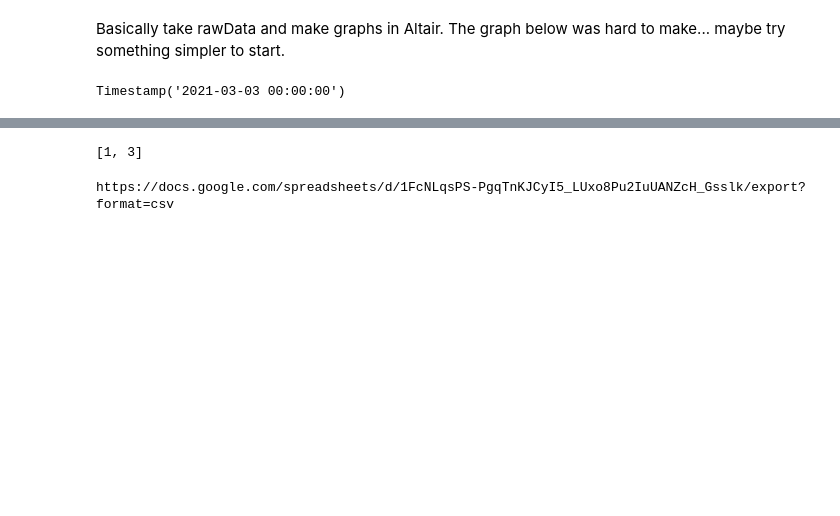
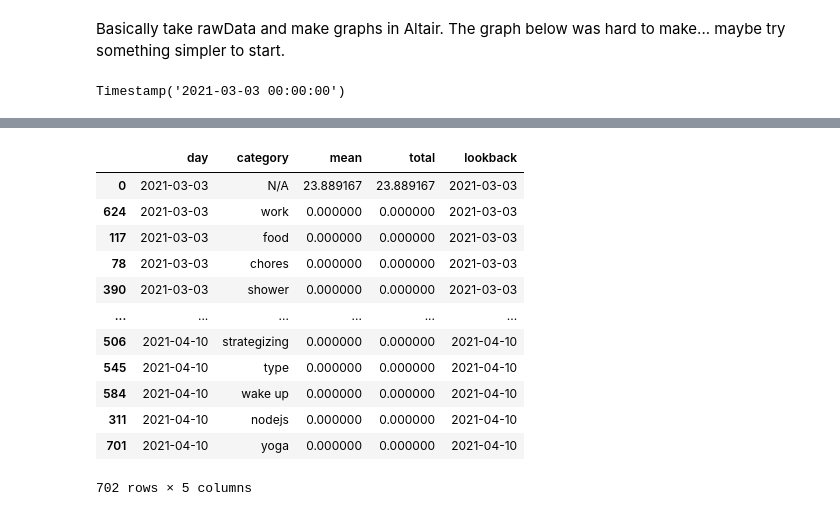
Before and after one commit to MatthewCaseres/productivity-dashboard, a Jupyter notebook: graphs.ipynb, the cells around one changed output, grey strips where cells are left out. Cells and saved outputs as stored; diff of their text form; code cells hidden in the pictures; blank space fills up the shorter version.

```diff
--- a/graphs.ipynb
+++ b/graphs.ipynb
@@ -40,11 +40,12 @@ Timestamp('2021-03-03 00:00:00')
 
 # Insert NA between things
 fillAfter = rawData.loc[rawData['start'].shift(-1) != rawData['end'], 'end']
-NAsDict = {'activity': ["N/A"]*len(fillAfter), "start": fillAfter, "end": [None]*len(fillAfter)}
+NAsDict = {'category': ["N/A"]*len(fillAfter), 'activity': ["N/A"]*len(fillAfter), "start": fillAfter, "end": [None]*len(fillAfter)}
 NAs = pd.DataFrame(NAsDict)[:-1]
 
 # These are for the beginning and end
 beginningEndDict = {
+    'category': ["N/A"]*2,
     'activity': ["N/A"]*2,
     "start": [min(rawData['start']).floor('D'), max(rawData['end'])],
     "end": [min(rawData['start']), max(rawData['end']).ceil('D')]
@@ -62,6 +63,7 @@ all = all.sort_values('start')
 # Fill NA for added rows with correct values
 all['end'] = all['end'].fillna(all['start'].shift(-1))
 all['activity'] = all['activity'].fillna(method='ffill')
+all['category'] = all['category'].fillna(method='ffill')
 # For days crossing over, truncate at midnight
 all.loc[all['start'].dt.day != all['end'].dt.day, 'end'] = all['start'].dt.ceil('D')
 all.loc[all['start'] == all['end'], 'end'] = all['start'].shift(-1)
@@ -127,19 +129,47 @@ alt.Chart(tidy_rolling_avgs).mark_bar().encode(
 ).transform_filter(alt.FieldOneOfPredicate(field='activity', oneOf=INCLUDED))
 # %% [output]
 [interactive output not drawn]
-# %%
-tidy_rolling_avgs.activity.unique().tolist()
-list(filter(lambda n : n != 2, [1,2,3]))
-# %% [output]
-[1, 3]
-# %%
-def loadData(DATA_URL):
-    csvFromSheet = '/'.join(DATA_URL.split('/')[:-1] + ['export?format=csv'])
-    # print(csvFromSheet)
-    # df = pd.read_csv(csvFromSheet, sep='delimiter', header=None)
-    # return df
-    # rawData = df[df['start'] != df['end']].sort_values('start')
-    # return rawData
-loadData("https://docs.google.com/spreadsheets/d/1FcNLqsPS-PgqTnKJCyI5_LUxo8Pu2IuUANZcH_Gsslk/edit#gid=0")
-# %% [output]
-https://docs.google.com/spreadsheets/d/1FcNLqsPS-PgqTnKJCyI5_LUxo8Pu2IuUANZcH_Gsslk/export?format=csv
+# %%
+
+
+def getRollingAvgs(ACTIVITY_OR_CATEGORY, allData, low, high, WINDOW_SIZE):
+    # allData = allData.iloc[:, 1:4]
+    allData = allData.loc[:, [ACTIVITY_OR_CATEGORY, 'start', 'end']]
+    allData['s_trunc'] = allData['start'].dt.floor(
+        'D') + datetime.timedelta(hours=low)
+    allData['e_trunc'] = allData['start'].dt.floor(
+        'D') + datetime.timedelta(hours=high)
+    allData['log'] = (allData[['end', 'e_trunc']].min(
+        axis=1)-allData[['start', 's_trunc']].max(axis=1)).dt.total_seconds()
+    allData['log'] = np.where(allData['log'] < 0, 0, allData['log'])/3600
+    allData['day'] = allData['start'].dt.floor('D')
+    all_pivot = pd.pivot_table(allData, values='log', index='day', columns=[
+                               ACTIVITY_OR_CATEGORY], aggfunc=np.sum, fill_value=0)
+    rolling_avgs = all_pivot.rolling(WINDOW_SIZE, min_periods=1).mean()
+    rolling_sums = all_pivot.rolling(WINDOW_SIZE).sum()
+    tidy_rolling_avgs = rolling_avgs.reset_index().melt(
+        id_vars=['day'], value_name='mean')
+    tidy_rolling_sums = rolling_sums.reset_index().melt(
+        id_vars=['day'], value_name='total')
+    tidy_rolling_avgs['total'] = tidy_rolling_sums['total']
+    tidy_rolling_avgs['lookback'] = tidy_rolling_sums['day'] + pd.DateOffset(days=-WINDOW_SIZE+1)
+    return tidy_rolling_avgs
+
+ACTIVITY_OR_CATEGORY="category"
+tidy_rolling_avgs = getRollingAvgs(ACTIVITY_OR_CATEGORY, all, 0, 24, 1).sort_values(by="day")
+
+tidy_rolling_avgs
+# %% [output]
+|  | day | category | mean | total | lookback |
+| 0 | 2021-03-03 | N/A | 23.889167 | 23.889167 | 2021-03-03 |
+| 624 | 2021-03-03 | work | 0.000000 | 0.000000 | 2021-03-03 |
+| 117 | 2021-03-03 | food | 0.000000 | 0.000000 | 2021-03-03 |
+| 78 | 2021-03-03 | chores | 0.000000 | 0.000000 | 2021-03-03 |
+| 390 | 2021-03-03 | shower | 0.000000 | 0.000000 | 2021-03-03 |
+| ... | ... | ... | ... | ... | ... |
+| 506 | 2021-04-10 | strategizing | 0.000000 | 0.000000 | 2021-04-10 |
+| 545 | 2021-04-10 | type | 0.000000 | 0.000000 | 2021-04-10 |
+| 584 | 2021-04-10 | wake up | 0.000000 | 0.000000 | 2021-04-10 |
+| 311 | 2021-04-10 | nodejs | 0.000000 | 0.000000 | 2021-04-10 |
+| 701 | 2021-04-10 | yoga | 0.000000 | 0.000000 | 2021-04-10 |
+702 rows × 5 columns
```
Also changed, not shown: parts of 2 cells of this notebook.
